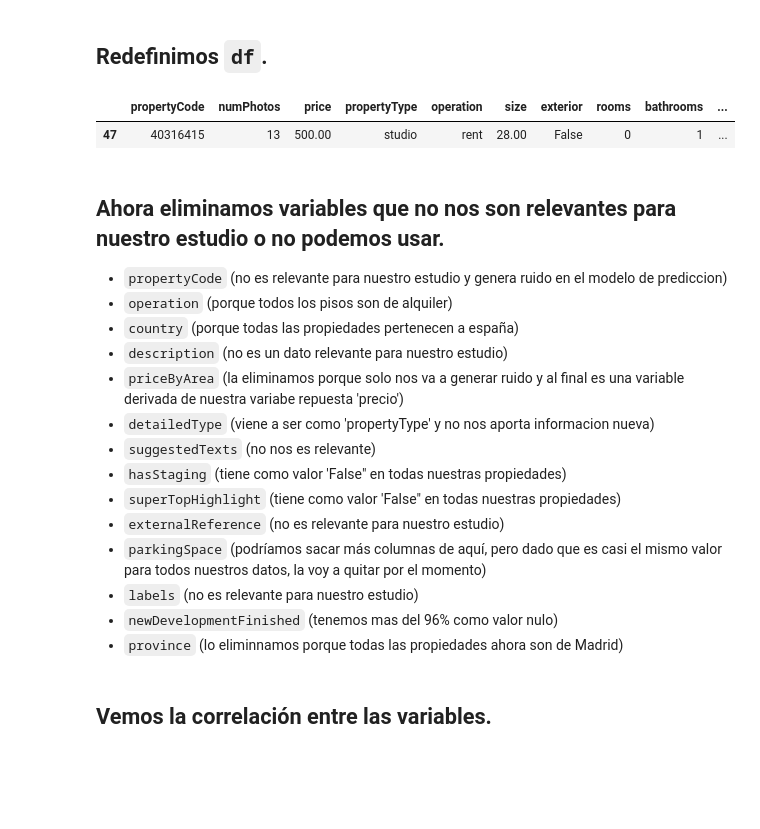
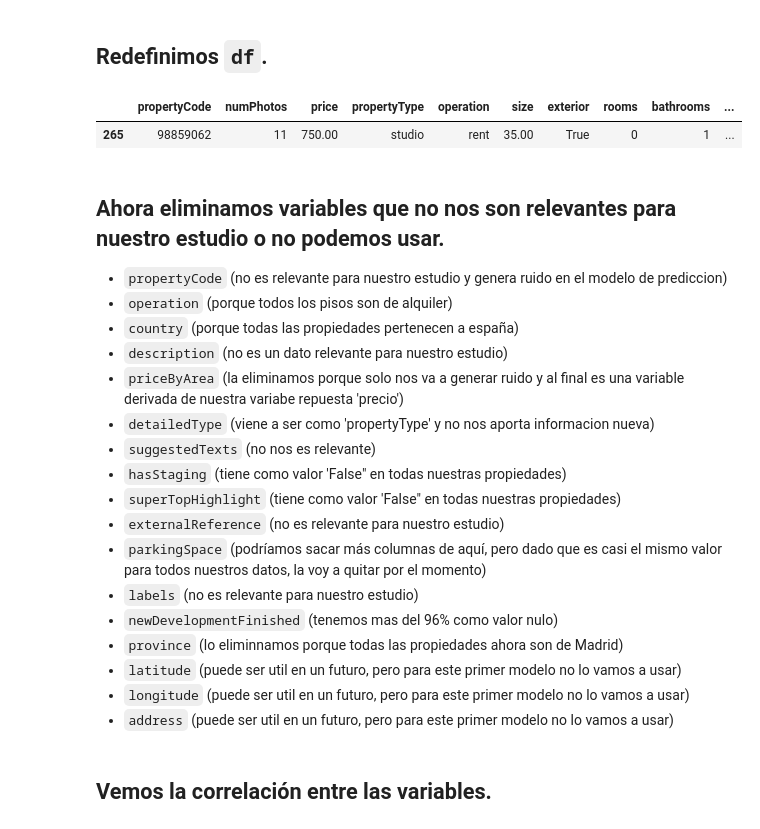
Before and after one commit to joseluisalmendral/Proyecto7-Prediccion_Precio_Casas_Madrid, a Jupyter notebook: notebooks/MODELO1/1_EDA.ipynb, the cells around one changed output. Cells and saved outputs as stored; diff of their text form; code cells hidden in the pictures; blank space fills up the shorter version.

````diff
--- a/notebooks/MODELO1/1_EDA.ipynb
+++ b/notebooks/MODELO1/1_EDA.ipynb
@@ -305,11 +305,11 @@ df_provincia_madrid.to_csv('../datos/tratados/propiedades_provincia_madrid.csv')
 # %% [markdown]
 ## Redefinimos ```df```.
 # %%
-df = pd.read_csv('../datos/tratados/propiedades_provincia_madrid.csv', index_col=0).reset_index(drop=True)
+df = pd.read_csv('../../datos/tratados/propiedades_provincia_madrid.csv', index_col=0).reset_index(drop=True)
 df.sample()
 # %% [output]
 |  | propertyCode | numPhotos | price | propertyType | operation | size | exterior | rooms | bathrooms | ... |
-| 47 | 40316415 | 13 | 500.00 | studio | rent | 28.00 | False | 0 | 1 | ... |
+| 265 | 98859062 | 11 | 750.00 | studio | rent | 35.00 | True | 0 | 1 | ... |
 # %% [markdown]
 ## Ahora eliminamos variables que no nos son relevantes para nuestro estudio o no podemos usar.
 
@@ -327,4 +327,7 @@ df.sample()
 - ```labels``` (no es relevante para nuestro estudio)
 - ```newDevelopmentFinished``` (tenemos mas del 96% como valor nulo)
 - ```province``` (lo eliminnamos porque todas las propiedades ahora son de Madrid)
+- ```latitude``` (puede ser util en un futuro, pero para este primer modelo no lo vamos a usar)
+- ```longitude``` (puede ser util en un futuro, pero para este primer modelo no lo vamos a usar)
+- ```address``` (puede ser util en un futuro, pero para este primer modelo no lo vamos a usar)
 # %%
````
Also changed, not shown: parts of 7 cells of this notebook, 5 other files.
